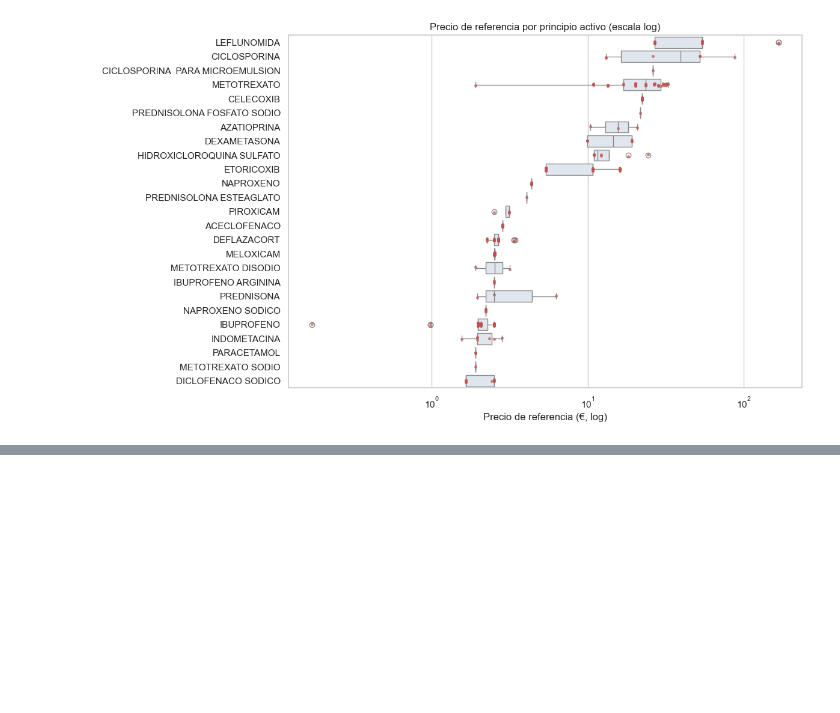
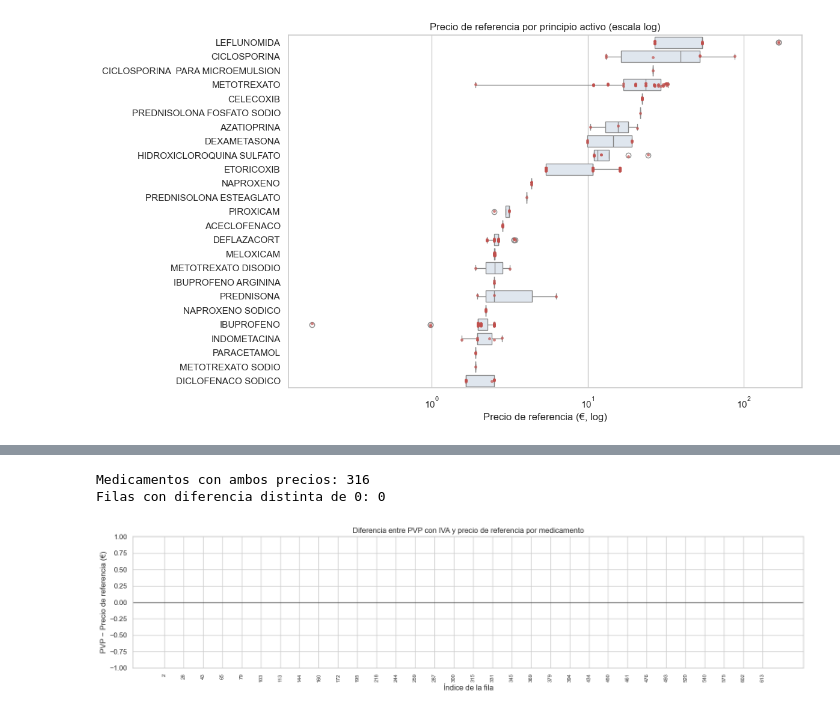
Before and after one commit to pedrinch10/Arthena4, a Jupyter notebook: codigo_HU4_HU5/HU4_EDA_medicamentos.ipynb, the cells around one changed output, grey strips where cells are left out. Saved outputs shown, nothing was run; the diff lists cells and outputs as text; code cells hidden in the pictures; blank space fills up the shorter version.

```diff
--- a/codigo_HU4_HU5/HU4_EDA_medicamentos.ipynb
+++ b/codigo_HU4_HU5/HU4_EDA_medicamentos.ipynb
@@ -754,0 +618,33 @@ UPADACITINIB HEMIHIDRATO                        3           0             0.0
+# %%
+# Gráfico para mostrar las diferencias entre los precios
+# Solo las filas que tienen los dos precios (si falta alguno, la diferencia no se puede calcular)
+ambos = df[df["Precio de venta al público con IVA"].notna() & df["Precio de referencia"].notna()].copy()
+ambos["dif_precio"] = ambos["Precio de venta al público con IVA"] - ambos["Precio de referencia"]
+
+print("Medicamentos con ambos precios:", len(ambos))
+print("Filas con diferencia distinta de 0:", (ambos["dif_precio"] != 0).sum())
+
+# Color: rojo si el PVP es mayor, azul si es menor
+colores = np.where(ambos["dif_precio"] > 0, "#c0504d", "#4f81bd")
+
+fig, ax = plt.subplots(figsize=(16, 4))
+ax.bar(ambos.index.astype(str), ambos["dif_precio"], color=colores, width=0.8)
+ax.axhline(0, color="black", linewidth=0.8)
+ax.set_title("Diferencia entre PVP con IVA y precio de referencia por medicamento")
+ax.set_xlabel("Índice de la fila")
+ax.set_ylabel("PVP − Precio de referencia (€)")
+
+# Con más de 300 barras las etiquetas se solapan: se muestra una de cada 10
+ax.set_xticks(range(0, len(ambos), 10))
+ax.set_xticklabels(ambos.index[::10], rotation=90, fontsize=8)
+
+# Si todas las diferencias son 0, se fija un rango para que el eje Y no quede vacío
+if (ambos["dif_precio"] == 0).all():
+    ax.set_ylim(-1, 1)
+
+plt.tight_layout()
+plt.show()
+# %% [output]
+Medicamentos con ambos precios: 316
+Filas con diferencia distinta de 0: 0
+[figure, added]
```
Also changed, not shown: parts of 31 cells of this notebook, 2 other files.
